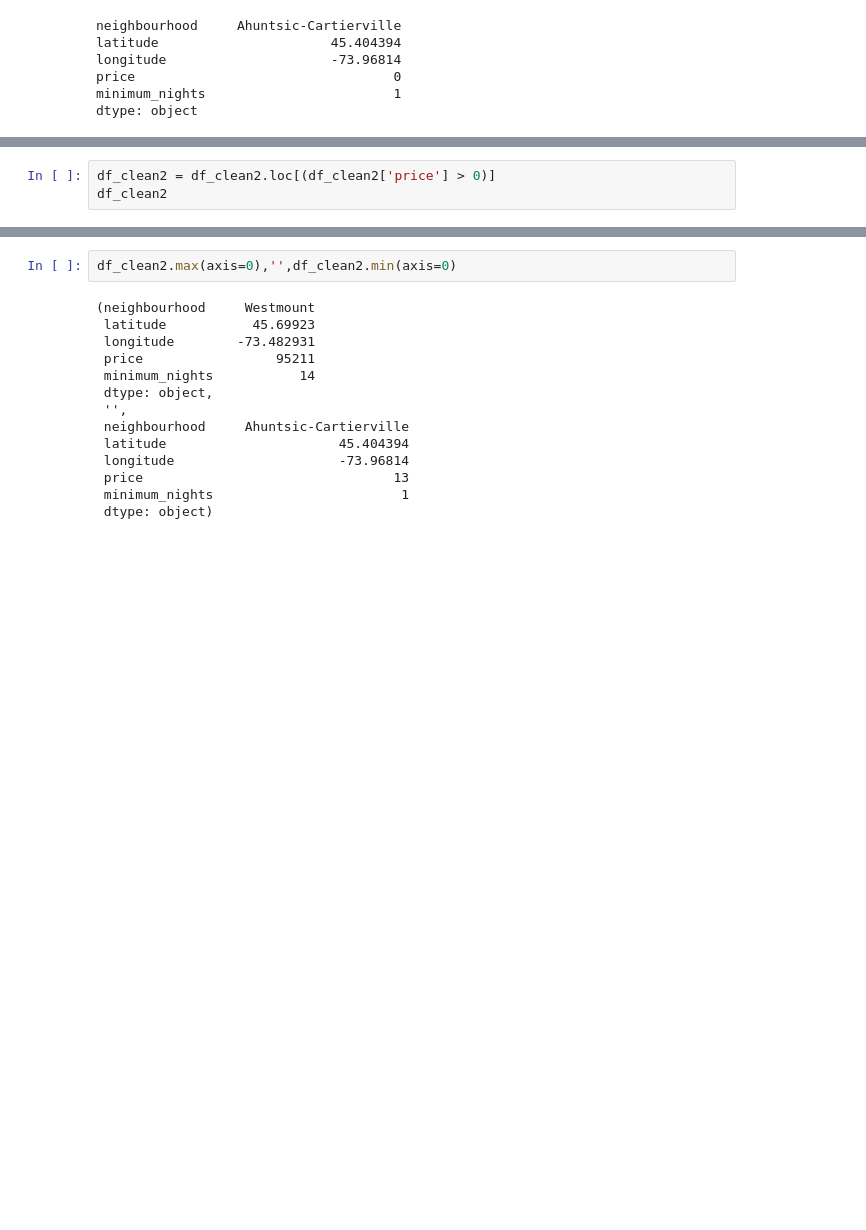
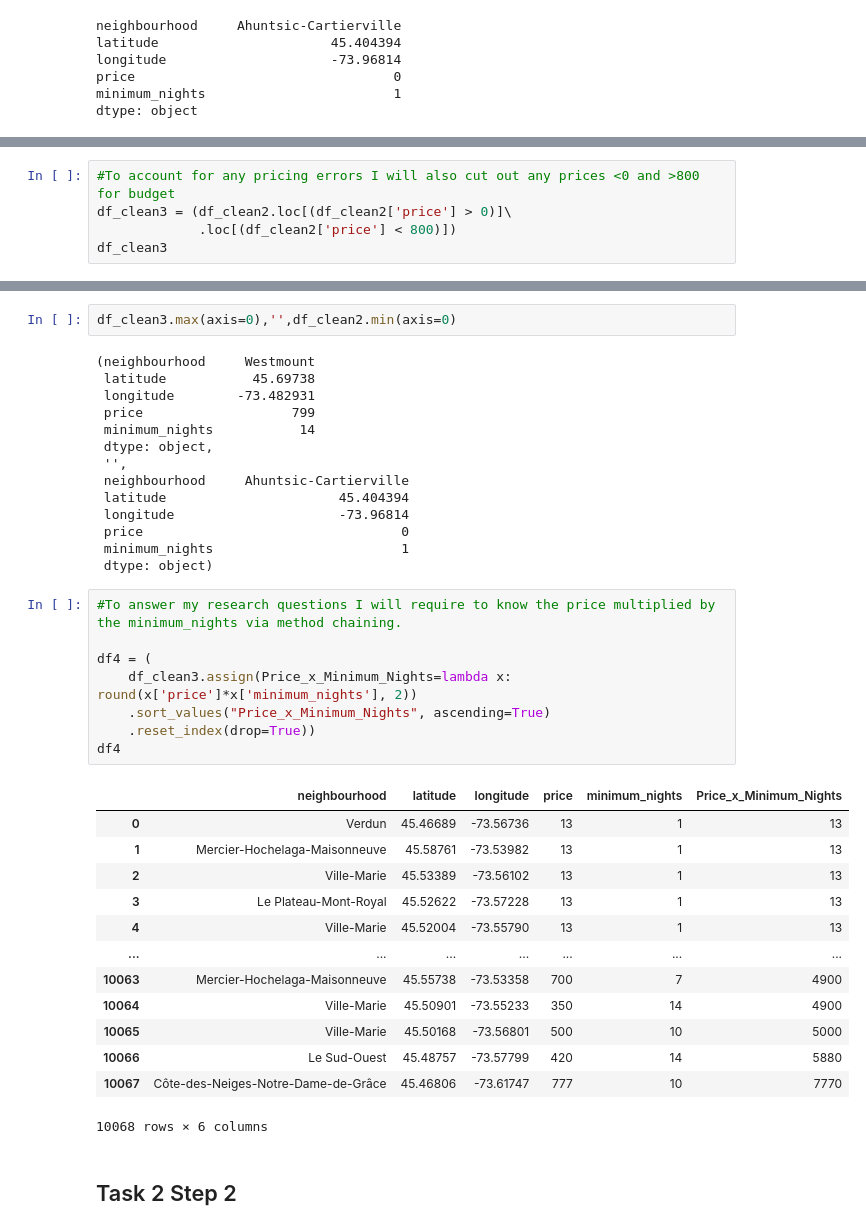
Before and after one commit to ubco-W2022T2-data301/project-group-group21, a Jupyter notebook: analysis/analysis3.ipynb, the cells around one changed output, grey strips where cells are left out. Saved outputs shown, nothing was run; the diff lists cells and outputs as text; blank space fills up the shorter version.

Commit message:
completed task 4

```diff
--- a/analysis/analysis3.ipynb
+++ b/analysis/analysis3.ipynb
@@ -254,6 +254,3 @@ df_clean2
 | 13911 | Ville-Marie | 45.516092 | -73.563601 | 69 | 2 |
 | 13912 | Ville-Marie | 45.496873 | -73.570560 | 320 | 1 |
 10237 rows × 5 columns
-# %%
-df_clean2 = df_clean2.loc[(df_clean2['price'] > 0)]
-df_clean2
@@ -273,0 +257,5 @@ df_clean2
+# %%
+#To account for any pricing errors I will also cut out any prices <0 and >800 for budget
+df_clean3 = (df_clean2.loc[(df_clean2['price'] > 0)]\
+             .loc[(df_clean2['price'] < 800)])
+df_clean3
@@ -274,16 +276,40 @@ df_clean2
 # %%
-df_clean2.max(axis=0),'',df_clean2.min(axis=0)
+df_clean3.max(axis=0),'',df_clean2.min(axis=0)
 # %% [output]
 (neighbourhood     Westmount
- latitude           45.69923
+ latitude           45.69738
  longitude        -73.482931
- price                 95211
+ price                   799
  minimum_nights           14
  dtype: object,
  '',
  neighbourhood     Ahuntsic-Cartierville
  latitude                      45.404394
  longitude                     -73.96814
- price                                13
+ price                                 0
  minimum_nights                        1
  dtype: object)
+# %%
+#To answer my research questions I will require to know the price multiplied by the minimum_nights via method chaining.
+
+df4 = (
+    df_clean3.assign(Price_x_Minimum_Nights=lambda x: round(x['price']*x['minimum_nights'], 2))
+    .sort_values("Price_x_Minimum_Nights", ascending=True)
+    .reset_index(drop=True))
+df4
+# %% [output]
+|  | neighbourhood | latitude | longitude | price | minimum_nights | Price_x_Minimum_Nights |
+| 0 | Verdun | 45.46689 | -73.56736 | 13 | 1 | 13 |
+| 1 | Mercier-Hochelaga-Maisonneuve | 45.58761 | -73.53982 | 13 | 1 | 13 |
+| 2 | Ville-Marie | 45.53389 | -73.56102 | 13 | 1 | 13 |
+| 3 | Le Plateau-Mont-Royal | 45.52622 | -73.57228 | 13 | 1 | 13 |
+| 4 | Ville-Marie | 45.52004 | -73.55790 | 13 | 1 | 13 |
+| ... | ... | ... | ... | ... | ... | ... |
+| 10063 | Mercier-Hochelaga-Maisonneuve | 45.55738 | -73.53358 | 700 | 7 | 4900 |
+| 10064 | Ville-Marie | 45.50901 | -73.55233 | 350 | 14 | 4900 |
+| 10065 | Ville-Marie | 45.50168 | -73.56801 | 500 | 10 | 5000 |
+| 10066 | Le Sud-Ouest | 45.48757 | -73.57799 | 420 | 14 | 5880 |
+| 10067 | Côte-des-Neiges-Notre-Dame-de-Grâce | 45.46806 | -73.61747 | 777 | 10 | 7770 |
+10068 rows × 6 columns
+# %% [markdown]
+## Task 2 Step 2
```
Also changed, not shown: parts of 24 cells of this notebook, 2 other files.
